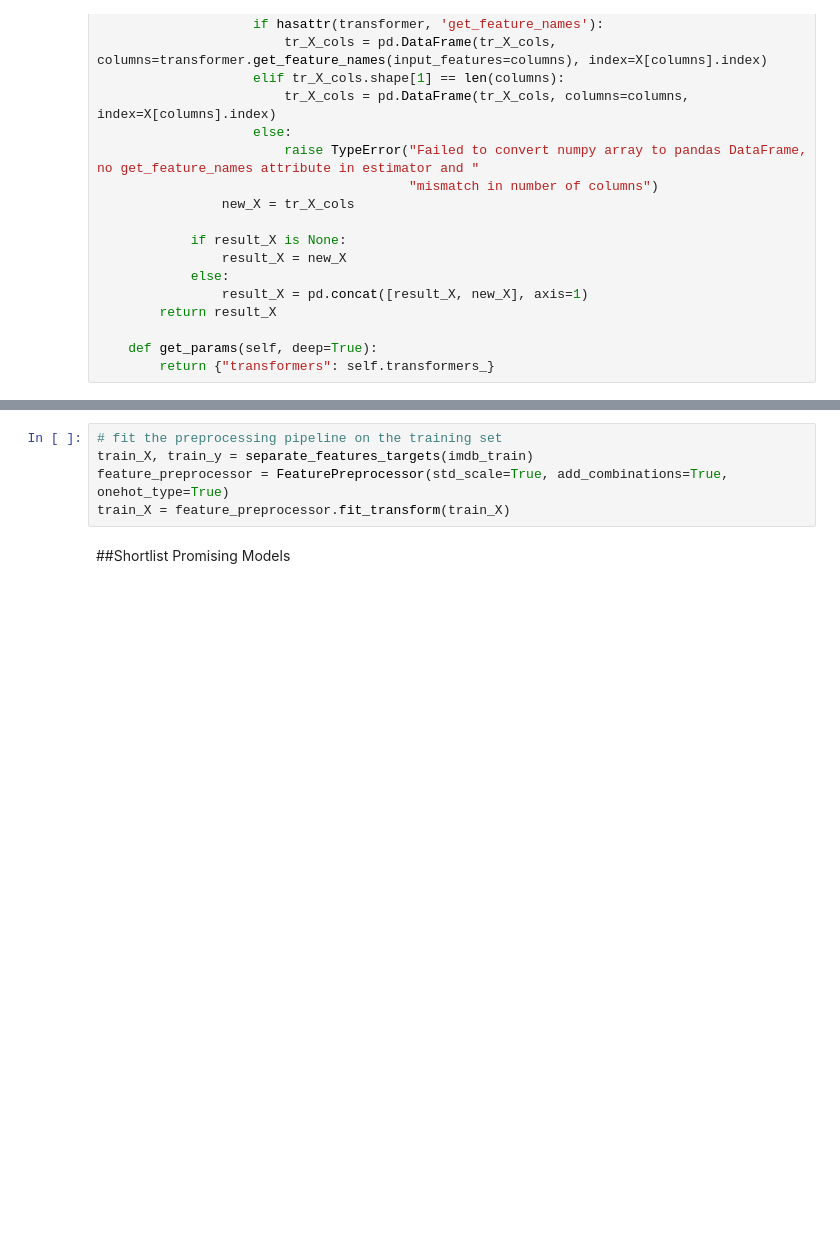
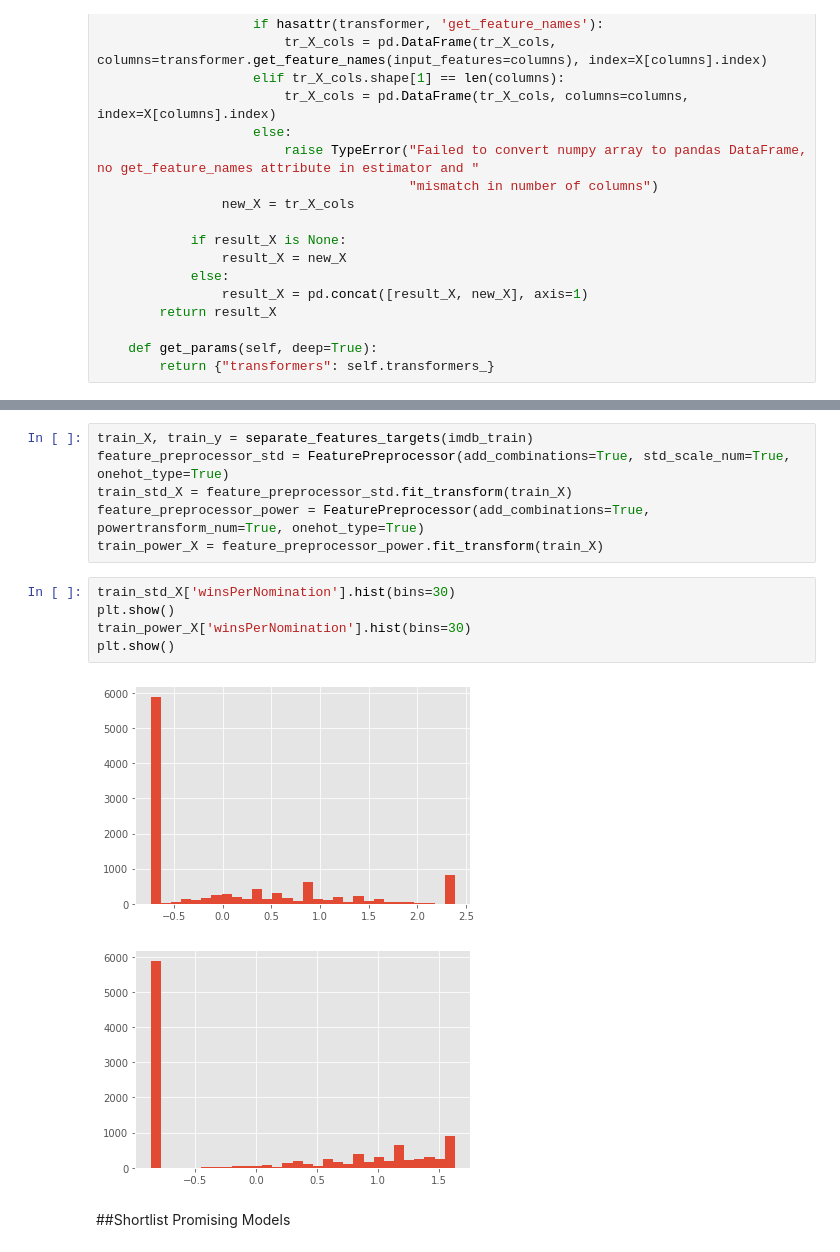
Before and after one commit to MoazAshraf/predicting-imdb-ratings, a Jupyter notebook: predicting_imdb_ratings.ipynb, the cells around one changed output, grey strips where cells are left out. Saved outputs shown, nothing was run; the diff lists cells and outputs as text; blank space fills up the shorter version.

```diff
--- a/predicting_imdb_ratings.ipynb
+++ b/predicting_imdb_ratings.ipynb
@@ -575,10 +605,19 @@ class FeaturePreprocessor(Pipeline):
         params_dict.update(super().get_params(deep=deep))
         return params_dict
-# %%
-# fit the preprocessing pipeline on the training set
-train_X, train_y = separate_features_targets(imdb_train)
-feature_preprocessor = FeaturePreprocessor(std_scale=True, add_combinations=True, onehot_type=True)
-train_X = feature_preprocessor.fit_transform(train_X)
+# %%
+train_X, train_y = separate_features_targets(imdb_train)
+feature_preprocessor_std = FeaturePreprocessor(add_combinations=True, std_scale_num=True, onehot_type=True)
+train_std_X = feature_preprocessor_std.fit_transform(train_X)
+feature_preprocessor_power = FeaturePreprocessor(add_combinations=True, powertransform_num=True, onehot_type=True)
+train_power_X = feature_preprocessor_power.fit_transform(train_X)
+# %%
+train_std_X['winsPerNomination'].hist(bins=30)
+plt.show()
+train_power_X['winsPerNomination'].hist(bins=30)
+plt.show()
+# %% [output]
+[figure, added]
+[figure, added]
 # %% [markdown]
 ##Shortlist Promising Models
 # %% [markdown]
```
Also changed, not shown: parts of 23 cells of this notebook.
